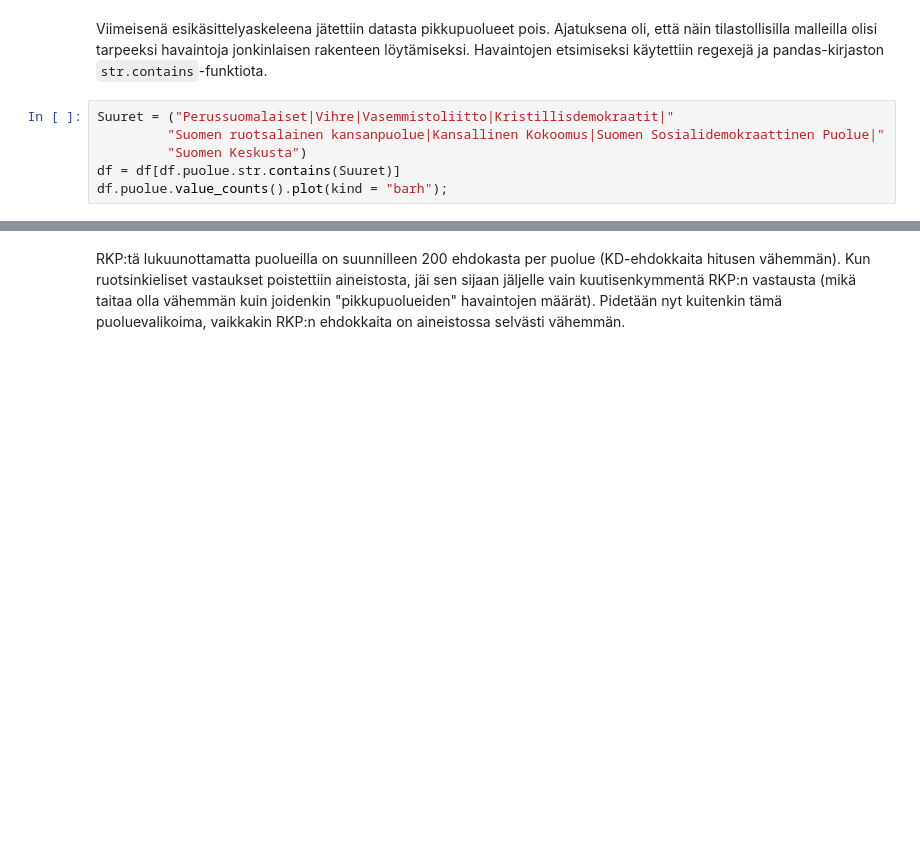
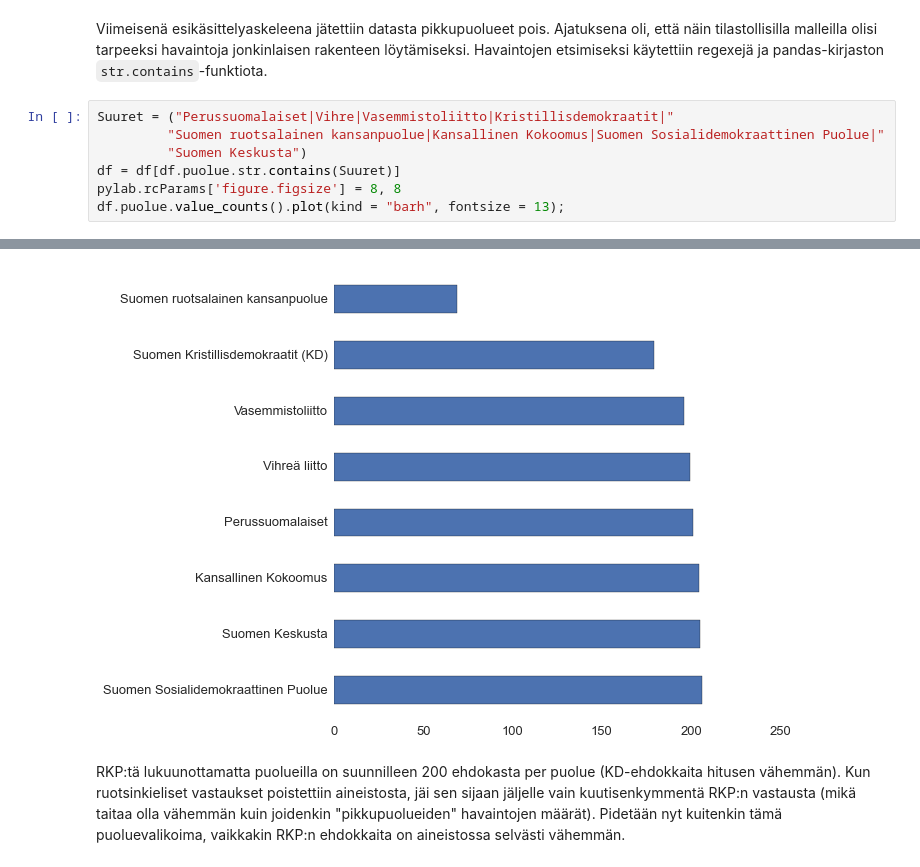
Before and after one commit to wallinm1/vaalikone-text-mining, a Jupyter notebook: Ylen_Vaalikone_2015.ipynb, the cells around one changed output, grey strips where cells are left out. Drawn from its saved outputs; the diff is of its cells as text; blank space fills up the shorter version.

```diff
--- a/Ylen_Vaalikone_2015.ipynb
+++ b/Ylen_Vaalikone_2015.ipynb
@@ -112,5 +112,6 @@ Suuret = ("Perussuomalaiset|Vihre|Vasemmistoliitto|Kristillisdemokraatit|"
          "Suomen ruotsalainen kansanpuolue|Kansallinen Kokoomus|Suomen Sosialidemokraattinen Puolue|"
          "Suomen Keskusta")
 df = df[df.puolue.str.contains(Suuret)]
-df.puolue.value_counts().plot(kind = "barh");
+pylab.rcParams['figure.figsize'] = 8, 8
+df.puolue.value_counts().plot(kind = "barh", fontsize = 13);
 # %% [output]
@@ -118,3 +118,4 @@ df.puolue.value_counts().plot(kind = "barh");
+[figure, added]
 # %% [markdown]
 RKP:tä lukuunottamatta puolueilla on suunnilleen 200 ehdokasta per puolue (KD-ehdokkaita hitusen vähemmän). Kun ruotsinkieliset vastaukset poistettiin aineistosta, jäi sen sijaan jäljelle vain kuutisenkymmentä RKP:n vastausta (mikä taitaa olla vähemmän kuin joidenkin "pikkupuolueiden" havaintojen määrät). Pidetään nyt kuitenkin tämä puoluevalikoima, vaikkakin RKP:n ehdokkaita on aineistossa selvästi vähemmän.
 # %% [markdown]
```
Also changed, not shown: parts of 16 cells of this notebook.
